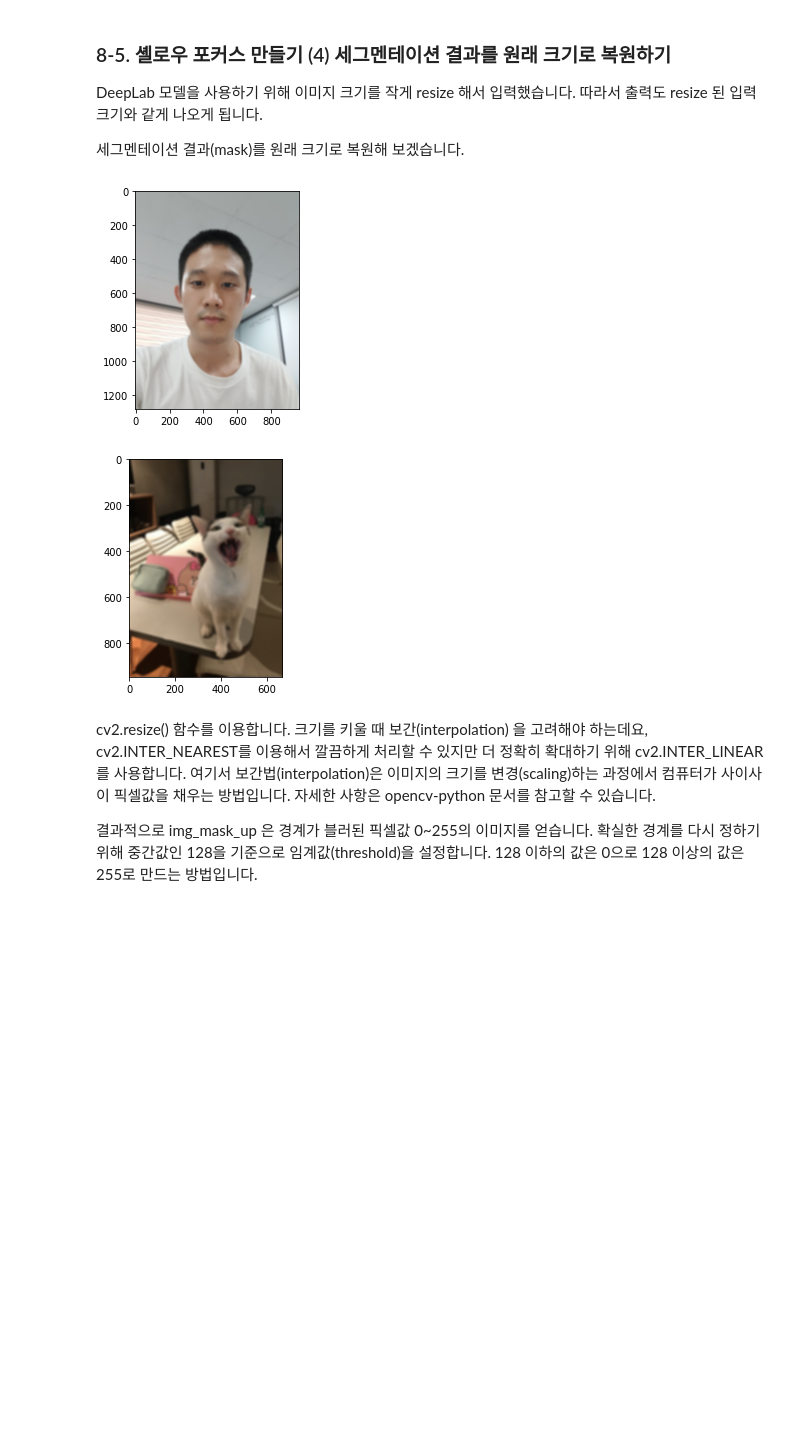
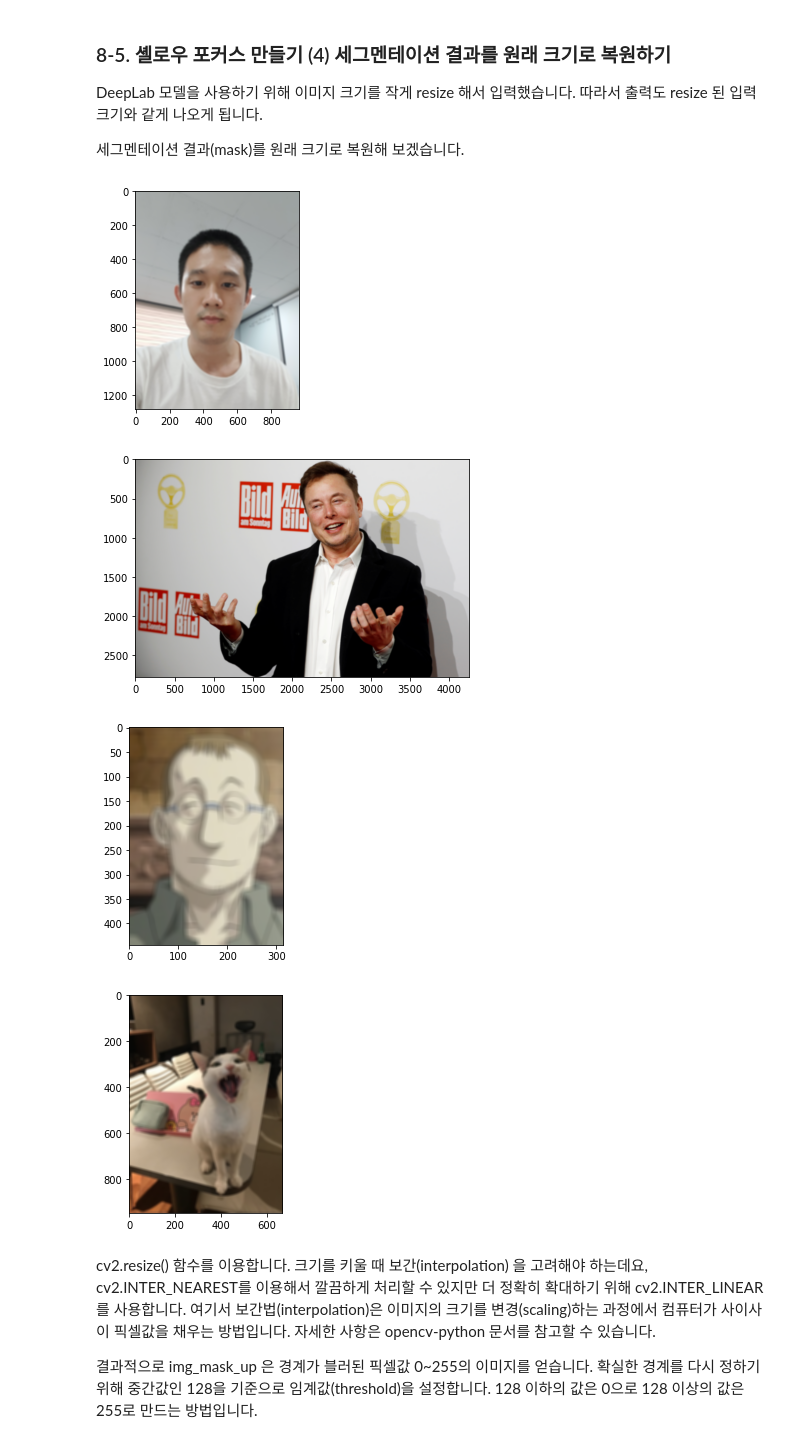
Before and after one commit to peter1505/AIFFEL, a Jupyter notebook: face_blur.ipynb, the cells around one changed output. Cells and saved outputs as stored; diff of their text form; code cells hidden in the pictures; blank space fills up the shorter version.

```diff
--- a/face_blur.ipynb
+++ b/face_blur.ipynb
@@ -272,22 +272,29 @@ DeepLab 모델을 사용하기 위해 이미지 크기를 작게 resize 해서
 # %%
 # selfie blur
 img_orig_blur = cv2.blur(img_orig, (13,13)) #(13,13)은 blurring  kernel size를 뜻합니다.
 plt.imshow(cv2.cvtColor(img_orig_blur, cv2.COLOR_BGR2RGB))
 plt.show()
 
 
-# selfie chormakey (ToDo)
-
+# elon blur
+elon_img_orig_blur = cv2.blur(elon_img_orig, (13,13)) #(13,13)은 blurring  kernel size를 뜻합니다.
+plt.imshow(cv2.cvtColor(elon_img_orig_blur, cv2.COLOR_BGR2RGB))
+plt.show()
 
 # animation character blur
+ani_img_orig_blur = cv2.blur(ani_img_orig, (13,13)) #(13,13)은 blurring  kernel size를 뜻합니다.
+plt.imshow(cv2.cvtColor(ani_img_orig_blur, cv2.COLOR_BGR2RGB))
+plt.show()
 
 # cat blur
 cat_img_orig_blur = cv2.blur(cat_img_orig, (13,13)) #(13,13)은 blurring  kernel size를 뜻합니다.
 plt.imshow(cv2.cvtColor(cat_img_orig_blur, cv2.COLOR_BGR2RGB))
 plt.show()
 # %% [output]
 [figure]
-[figure, old version]
+[figure, new version]
+[figure, added]
+[figure, added]
 # %% [markdown]
 cv2.resize() 함수를 이용합니다. 크기를 키울 때 보간(interpolation) 을 고려해야 하는데요, cv2.INTER_NEAREST를 이용해서 깔끔하게 처리할 수 있지만 더 정확히 확대하기 위해 cv2.INTER_LINEAR 를 사용합니다. 여기서 보간법(interpolation)은 이미지의 크기를 변경(scaling)하는 과정에서 컴퓨터가 사이사이 픽셀값을 채우는 방법입니다. 자세한 사항은 opencv-python 문서를 참고할 수 있습니다.
 
```
Also changed, not shown: parts of 4 cells of this notebook.
